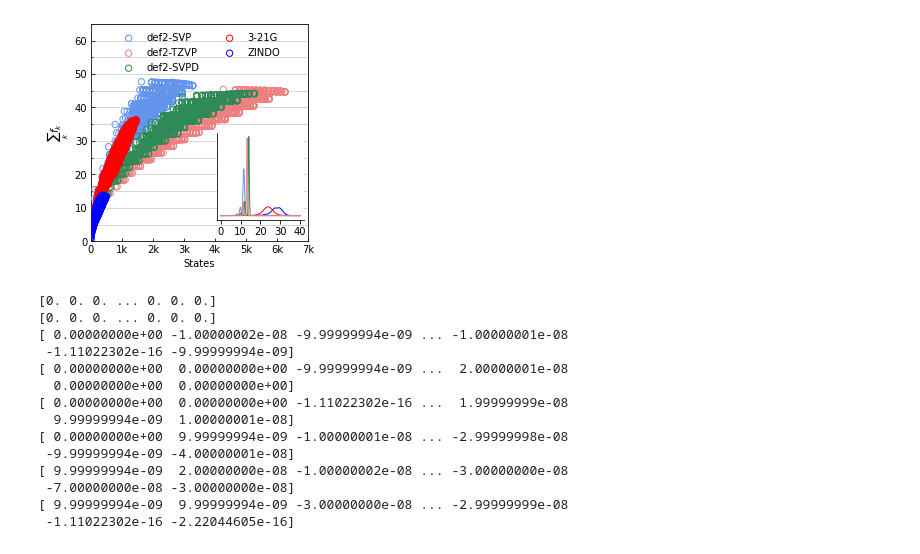
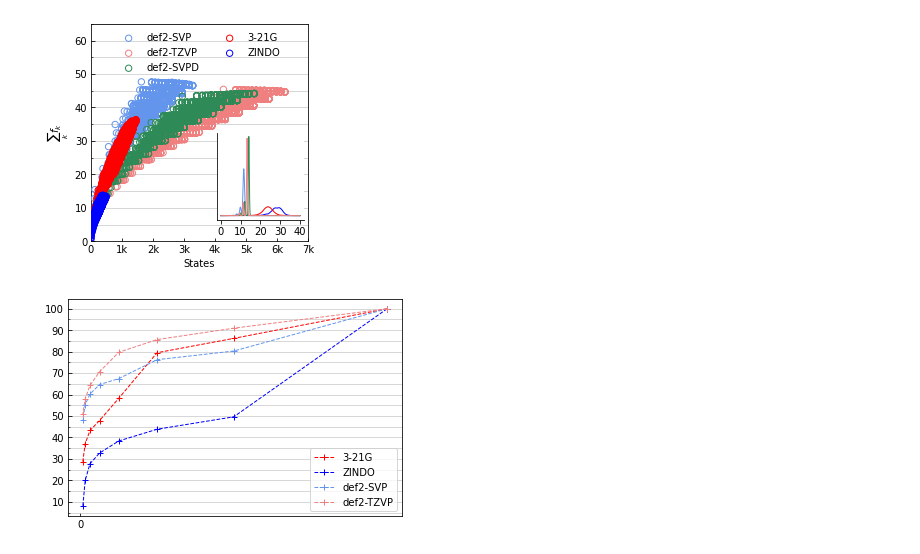
Before and after one commit to moldis-group/bigQM7w, a Jupyter notebook: notebooks/5methods_new.ipynb, the cells around one changed output. Drawn from its saved outputs; the diff is of its cells as text; code cells hidden in the pictures.

```diff
--- a/notebooks/5methods_new.ipynb
+++ b/notebooks/5methods_new.ipynb
@@ -110,51 +110,76 @@ plt.show()
 # %% [output]
 [figure]
 # %%
-#Change filename
 bins = ['001','002','004','008','016','032','064','128']
 # ref
 SVPD_method = {}
-ref_sum = np.zeros([8,12880])
+#ref_sum = np.zeros([8,12880])
 for i in range(len(bins)):
     SVPD_method[i] = pd.read_csv('../csv_files/method_resolution/'+'SVPD'+'_nbin_'+bins[i]+'.csv',header=None)
-    ref_sum[i] = SVPD_method[i].sum(axis=1)
-    #print(bins[i],ref_sum[i])
+
 M321G_method = {}
 ZINDO_method = {}
 SVP_method = {}
 TZVP_method = {}
-test = {}
-pk = np.zeros([8,12880])
+fig, ax = plt.subplots()
+ax.tick_params(direction="in",which='both')
+ax.yaxis.set_major_locator(MultipleLocator(10))
+ax.yaxis.set_major_formatter('{x:.0f}')
+ax.yaxis.set_minor_locator(MultipleLocator(5))
+ax.yaxis.set_major_formatter('{x:.0f}')
+
+ax.xaxis.set_major_locator(MultipleLocator(1000))
+ax.xaxis.set_major_formatter(FuncFormatter(reformat_large_tick_values));
+ax.grid(True, which='both',linewidth=0.5, linestyle='-', axis = 'y',zorder=0)
+
+x= np.zeros(len(bins))
+y= np.zeros(len(bins))
+
 for i in range(len(bins)):
     M321G_method[i] = pd.read_csv('../csv_files/method_resolution/'+'321G'+'_nbin_'+bins[i]+'.csv',header=None)
-    pk[i] = SVPD_method[i].sum(axis=1) - M321G_method[i].sum(axis=1)
-    print(pk[i])
-#print(sum(pk[:]))
-    #print(test[i].sum(axis=1))
-    #print(bins[i],np.sum(pk[i]),100*(1 - np.mean(pk[i])),120.0/float(bins[i]))
-#conf_pk = 100*(1 - np.mean(pk))
-#print(len(pk))
+    j = len(M321G_method[i].columns)
+    j1 = 0.0
+    for j in range(len(M321G_method[i].columns)):
+        j1 += sum(abs(SVPD_method[i].iloc[:,j] - M321G_method[i].iloc[:,j]))
+    #print('M321G_method',j+1, j1/12880,120.0/float(bins[i]), 100*(1.0 - (j1/12880)))
+    x[i] = 120.0/float(bins[i])
+    y[i] = 100*(1.0 - (j1/12880))
+ax.plot(x,y,label='3-21G',color='red',zorder=3,linewidth=1.0,linestyle='--',marker='+')
 for i in range(len(bins)):
     ZINDO_method[i] = pd.read_csv('../csv_files/method_resolution/'+'ZINDO'+'_nbin_'+bins[i]+'.csv',header=None)
+    j1 = 0.0
+    for j in range(len(ZINDO_method[i].columns)):
+        j1 += sum(abs(SVPD_method[i].iloc[:,j] - ZINDO_method[i].iloc[:,j]))
+    #print('ZINDO_method',j+1, j1/12880,120.0/float(bins[i]), 100*(1.0 - (j1/12880)))
+    x[i] = 120.0/float(bins[i])
+    y[i] = 100*(1.0 - (j1/12880))
+ax.plot(x,y,label='ZINDO',color='blue',zorder=3,linewidth=1.0,linestyle='--',marker='+')
+
 for i in range(len(bins)):
     SVP_method[i] = pd.read_csv('../csv_files/method_resolution/'+'SVP'+'_nbin_'+bins[i]+'.csv',header=None)
+    j1 = 0.0
+    for j in range(len(SVP_method[i].columns)):
+        j1 += sum(abs(SVPD_method[i].iloc[:,j] - SVP_method[i].iloc[:,j]))
+    #print('SVP_method',j+1, j1/12880,120.0/float(bins[i]), 100*(1.0 - (j1/12880)))
+    x[i] = 120.0/float(bins[i])
+    y[i] = 100*(1.0 - (j1/12880))
+ax.plot(x,y,label='def2-SVP',color='cornflowerblue',zorder=3,linewidth=1.0,linestyle='--',marker='+')
+
 for i in range(len(bins)):
     TZVP_method[i] = pd.read_csv('../csv_files/method_resolution/'+'TZVP'+'_nbin_'+bins[i]+'.csv',header=None)
+    j1 = 0.0
+    for j in range(len(TZVP_method[i].columns)):
+        j1 += sum(abs(SVPD_method[i].iloc[:,j] - TZVP_method[i].iloc[:,j]))
+    x[i] = 120.0/float(bins[i])
+    y[i] = 100*(1.0 - (j1/12880))
+ax.plot(x,y,label='def2-TZVP',color='lightcoral',zorder=3,linewidth=1.0,linestyle='--',marker='+')
+
+    #print('TZVP_method',j+1, j1/12880,120.0/float(bins[i]), 100*(1.0 - (j1/12880)))
+#ax.legend(frameon=False, loc='upper center',ncol=2)
+plt.legend()
+plt.show()
 # %% [output]
-[0. 0. 0. ... 0. 0. 0.]
-[0. 0. 0. ... 0. 0. 0.]
-[ 0.00000000e+00 -1.00000002e-08 -9.99999994e-09 ... -1.00000001e-08
- -1.11022302e-16 -9.99999994e-09]
-[ 0.00000000e+00  0.00000000e+00 -9.99999994e-09 ...  2.00000001e-08
-  0.00000000e+00  0.00000000e+00]
-[ 0.00000000e+00  0.00000000e+00 -1.11022302e-16 ...  1.99999999e-08
-  9.99999994e-09  1.00000001e-08]
-[ 0.00000000e+00  9.99999994e-09 -1.00000001e-08 ... -2.99999998e-08
- -9.99999994e-09 -4.00000001e-08]
-[ 9.99999994e-09  2.00000000e-08 -1.00000002e-08 ... -3.00000000e-08
- -7.00000000e-08 -3.00000000e-08]
-[ 9.99999994e-09  9.99999994e-09 -3.00000000e-08 ... -2.99999999e-08
- -1.11022302e-16 -2.22044605e-16]
+[figure, added]
 # %%
 # SVPD_dev = SVPD.sum_f_k[:]
 # SVPD_dens = kde.gaussian_kde(SVPD_dev)
```
Also changed, not shown: 2 other files.
